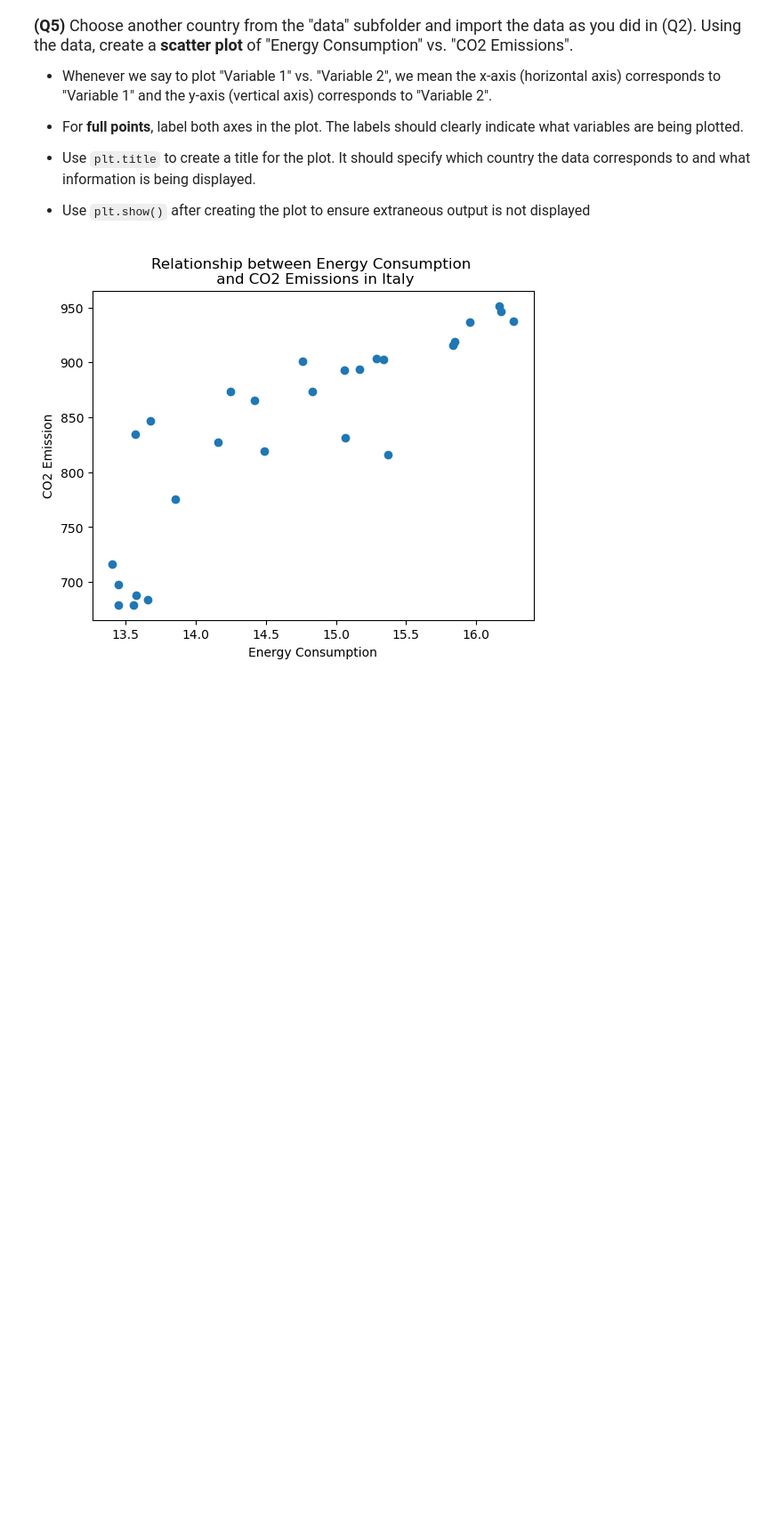
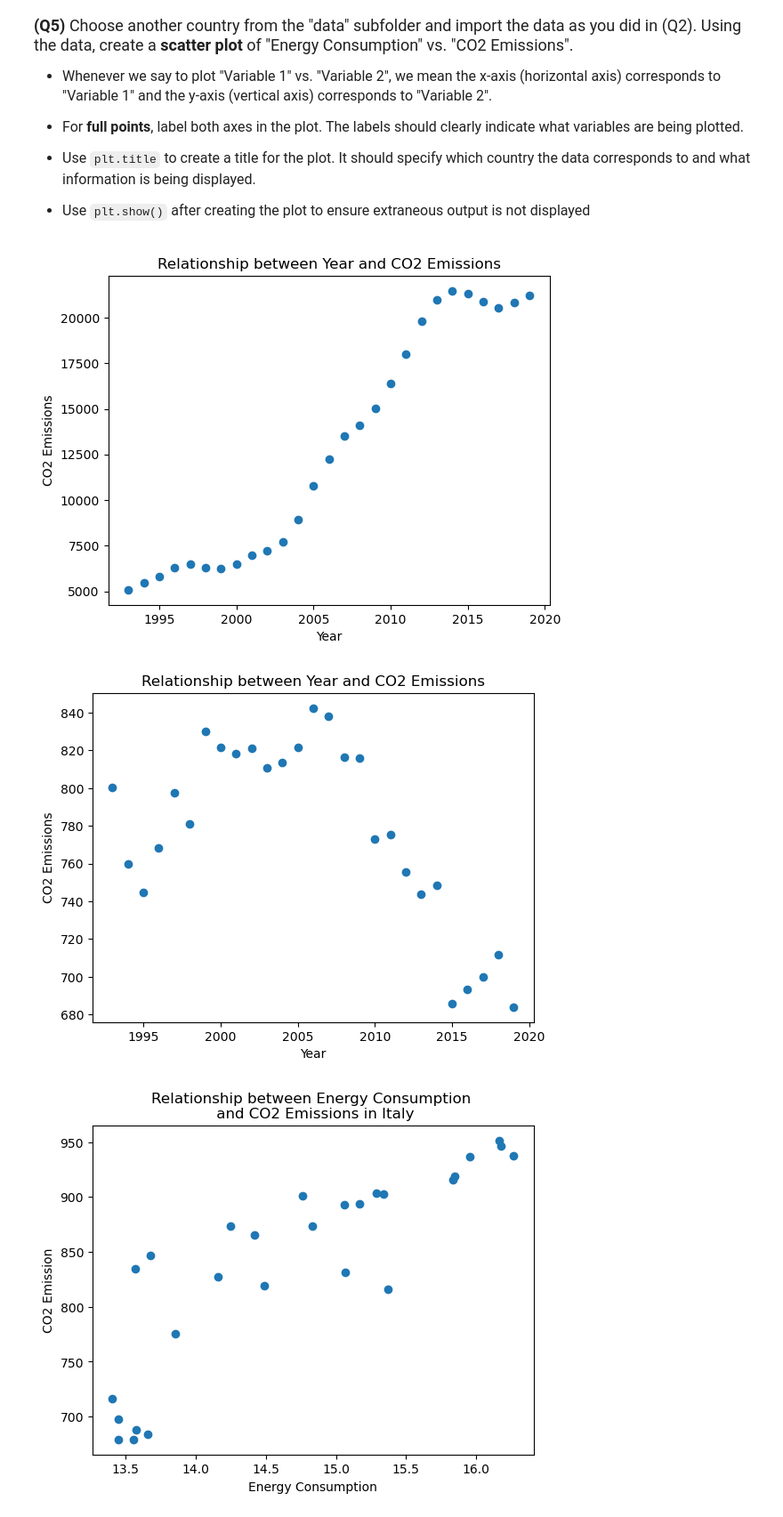
Before and after one commit to michelle1002/datasci151spring2026, a Jupyter notebook: _assignments/assignment_2/Assignment2.ipynb, the cells around one changed output. Shown at 89% size. Cells and saved outputs as stored; diff of their text form; code cells hidden in the pictures; blank space fills up the shorter version.

```diff
--- a/_assignments/assignment_2/Assignment2.ipynb
+++ b/_assignments/assignment_2/Assignment2.ipynb
@@ -137,5 +155,20 @@ Name: CO2_emission, dtype: float64
 - Use `plt.title` to create a title for the plot. It should specify which country the data corresponds to and what information is being displayed.
 
 - Use `plt.show()` after creating the plot to ensure extraneous output is not displayed
+# %%
+china = pd.read_csv("data/china_emission.csv")
+france = pd.read_csv("data/france_emission.csv")
+
+files = [china, france]
+
+for dataset in files:
+    plt.scatter(x = dataset["Year"], y = dataset["CO2_emission"])
+    plt.xlabel("Year")
+    plt.ylabel("CO2 Emissions")
+    plt.title("Relationship between Year and CO2 Emissions")
+    plt.show()
+# %% [output]
+[figure, added]
+[figure, added]
 # %%
 # Write your answer
```
Also changed, not shown: parts of 3 cells of this notebook, 5 other files.
